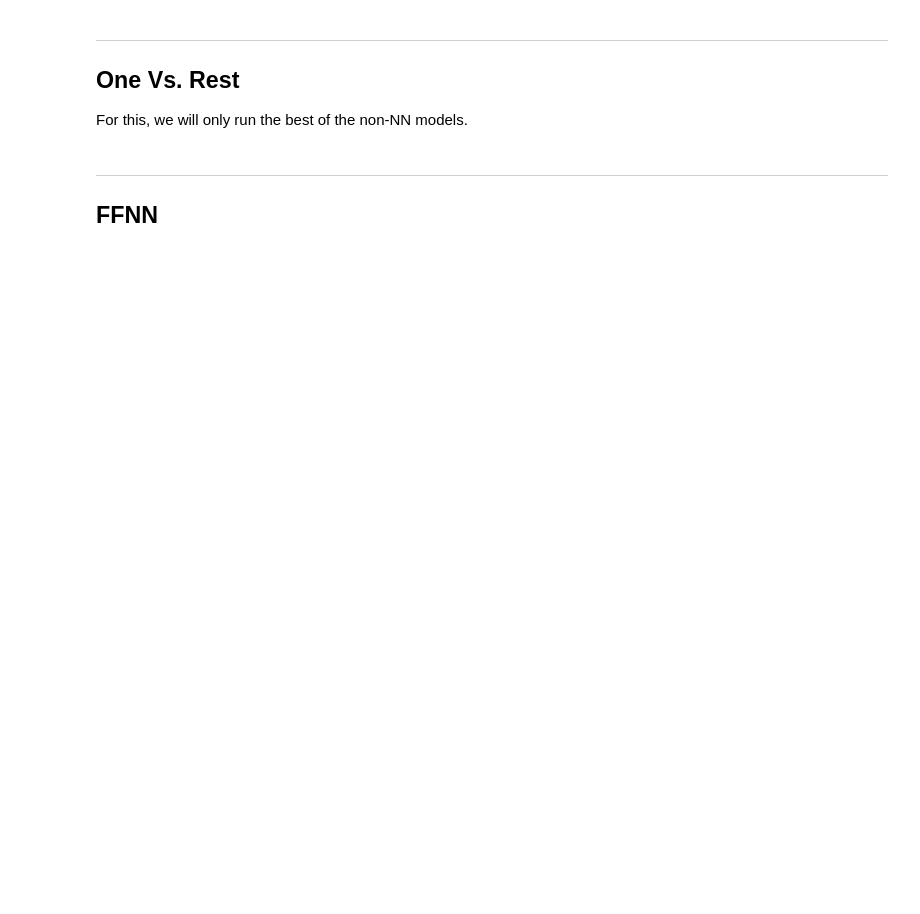
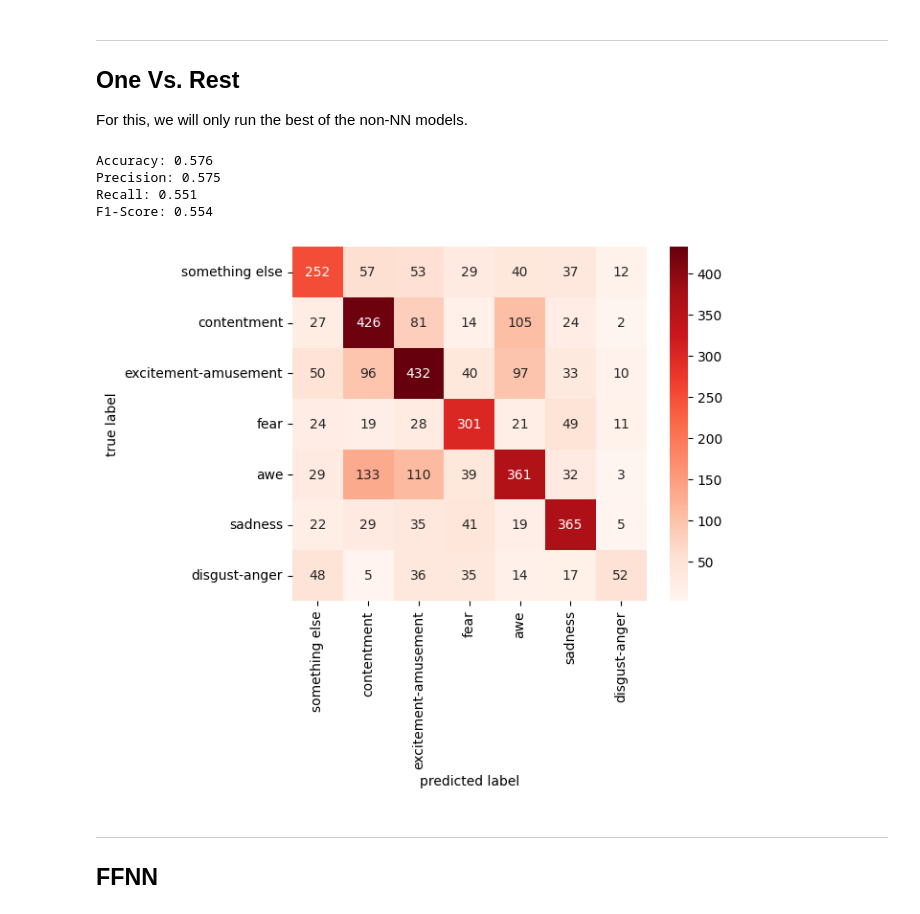
Before and after one commit to AlejandroCiuba/CS2756-Group-Project, a Jupyter notebook: Alejandro/text_experiments.ipynb, the cells around one changed output. Cells and saved outputs as stored; diff of their text form; code cells hidden in the pictures; blank space fills up the shorter version.

```diff
--- a/Alejandro/text_experiments.ipynb
+++ b/Alejandro/text_experiments.ipynb
@@ -222,8 +282,14 @@ For this, we will only run the best of the non-NN models.
 # %%
 EXP5A = "ONE"
 
 if selected(EXP5A):
-    exp_run(EXP5A, model=OneVsRestClassifier(SVC(C=1)), transforms=[vectorizer], list_kwargs=[{"vect": default_vector("tfidf")}])
+    exp_run(EXP5A, model=OneVsRestClassifier(MultinomialNB()), transforms=[vectorizer], list_kwargs=[{"vect": default_vector("count")}])
+# %% [output]
+Accuracy: 0.576
+Precision: 0.575
+Recall: 0.551
+F1-Score: 0.554
+[figure, added]
 # %% [markdown]
 ***
 ## FFNN
```
Also changed, not shown: parts of 13 cells of this notebook, 1 other file.
